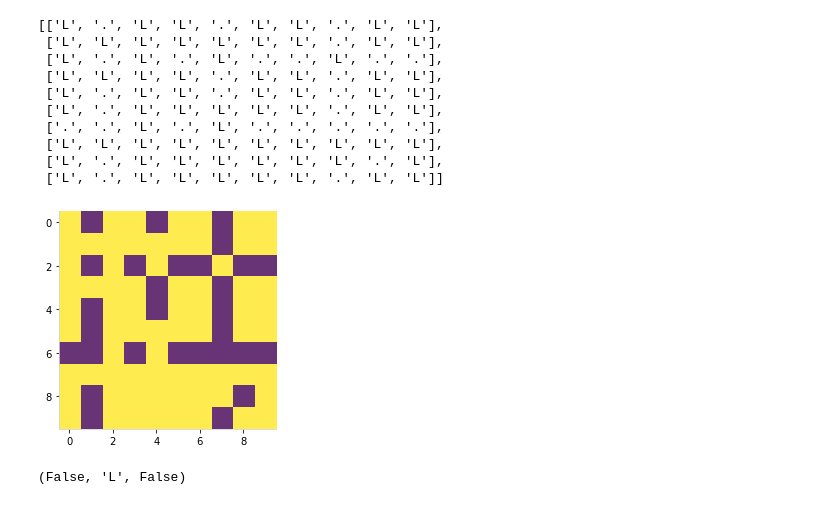
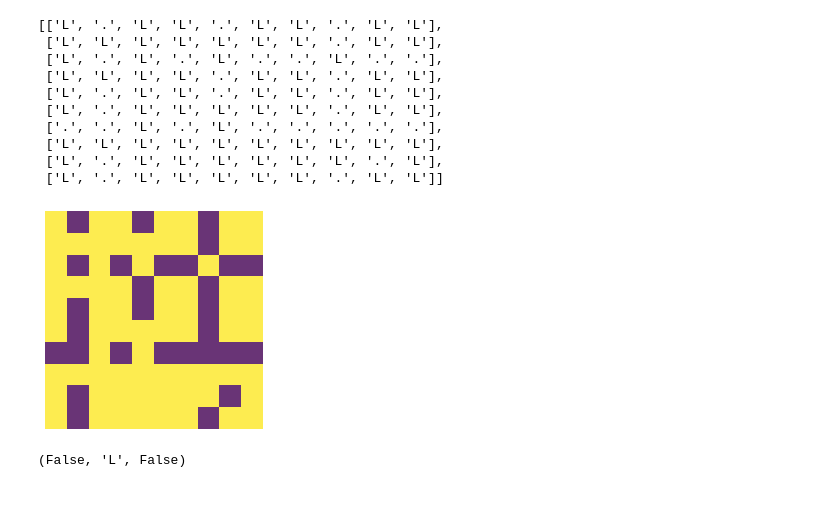
Before and after one commit to khalido/adventofcode, a Jupyter notebook: advent2020/day11.ipynb, the cells around one changed output. Cells and saved outputs as stored; diff of their text form; code cells hidden in the pictures.

```diff
--- a/advent2020/day11.ipynb
+++ b/advent2020/day11.ipynb
@@ -47,19 +47,20 @@ grid
 # %%
 def plot_grid(grid):
     colors = {"#": 0, ".": 100, "L": 200 }
     new_grid = []
     for y, row in enumerate(grid):
         new_row = []
         for x, char in enumerate(row):
             new_row.append(colors[char])
         new_grid.append(new_row)
 
     plt.imshow(new_grid, alpha=0.8)
+    plt.axis('off')
     plt.show()
 
 plot_grid(grid)
 # %% [output]
-[figure, old version]
+[figure, new version]
 # %%
 def get_char(grid, x, y):
     """returns character on grid at given x,y"""
```
Also changed, not shown: parts of 9 cells of this notebook, 1 other file.
